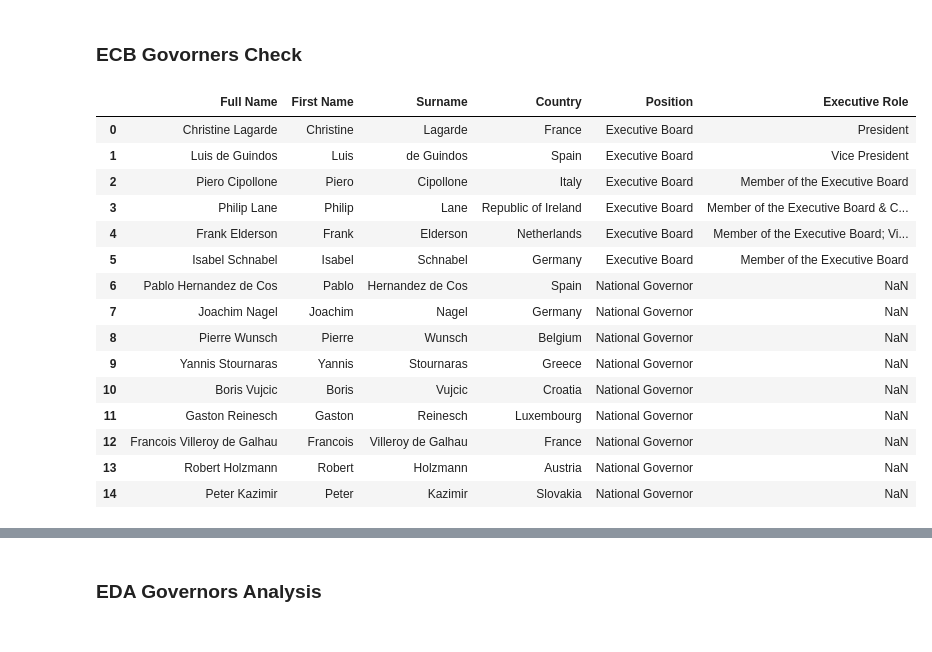
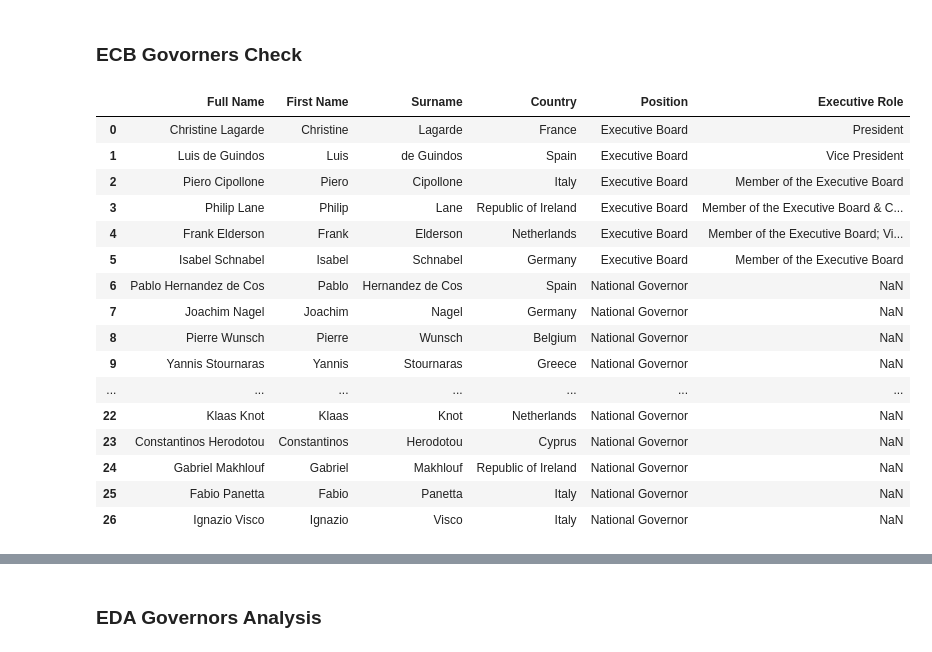
Before and after one commit to monbiote/ECB_Perceived_Cacophony, a Jupyter notebook: ECB_Governor_Analysis.ipynb, the cells around one changed output, grey strips where cells are left out. Cells and saved outputs as stored; diff of their text form; code cells hidden in the pictures.

```diff
--- a/ECB_Governor_Analysis.ipynb
+++ b/ECB_Governor_Analysis.ipynb
@@ -236,22 +236,23 @@ display(df_scraped[['Source', 'Manual.summary', 'Translated.text', 'Language', '
 ### ECB Govorners Check
 # %%
 ECB_df = pd.read_csv('ecb_governing_council.csv')
-ECB_df.head(15)
+ECB_df
 # %% [output]
 |  | Full Name | First Name | Surname | Country | Position | Executive Role |
 | 0 | Christine Lagarde | Christine | Lagarde | France | Executive Board | President |
 | 1 | Luis de Guindos | Luis | de Guindos | Spain | Executive Board | Vice President |
 | 2 | Piero Cipollone | Piero | Cipollone | Italy | Executive Board | Member of the Executive Board |
 | 3 | Philip Lane | Philip | Lane | Republic of Ireland | Executive Board | Member of the Executive Board & C... |
 | 4 | Frank Elderson | Frank | Elderson | Netherlands | Executive Board | Member of the Executive Board; Vi... |
 | 5 | Isabel Schnabel | Isabel | Schnabel | Germany | Executive Board | Member of the Executive Board |
 | 6 | Pablo Hernandez de Cos | Pablo | Hernandez de Cos | Spain | National Governor | NaN |
 | 7 | Joachim Nagel | Joachim | Nagel | Germany | National Governor | NaN |
 | 8 | Pierre Wunsch | Pierre | Wunsch | Belgium | National Governor | NaN |
 | 9 | Yannis Stournaras | Yannis | Stournaras | Greece | National Governor | NaN |
-| 10 | Boris Vujcic | Boris | Vujcic | Croatia | National Governor | NaN |
-| 11 | Gaston Reinesch | Gaston | Reinesch | Luxembourg | National Governor | NaN |
-| 12 | Francois Villeroy de Galhau | Francois | Villeroy de Galhau | France | National Governor | NaN |
-| 13 | Robert Holzmann | Robert | Holzmann | Austria | National Governor | NaN |
-| 14 | Peter Kazimir | Peter | Kazimir | Slovakia | National Governor | NaN |
+| ... | ... | ... | ... | ... | ... | ... |
+| 22 | Klaas Knot | Klaas | Knot | Netherlands | National Governor | NaN |
+| 23 | Constantinos Herodotou | Constantinos | Herodotou | Cyprus | National Governor | NaN |
+| 24 | Gabriel Makhlouf | Gabriel | Makhlouf | Republic of Ireland | National Governor | NaN |
+| 25 | Fabio Panetta | Fabio | Panetta | Italy | National Governor | NaN |
+| 26 | Ignazio Visco | Ignazio | Visco | Italy | National Governor | NaN |
 # %%
```
Also changed, not shown: parts of 7 cells of this notebook, 4 other files.
